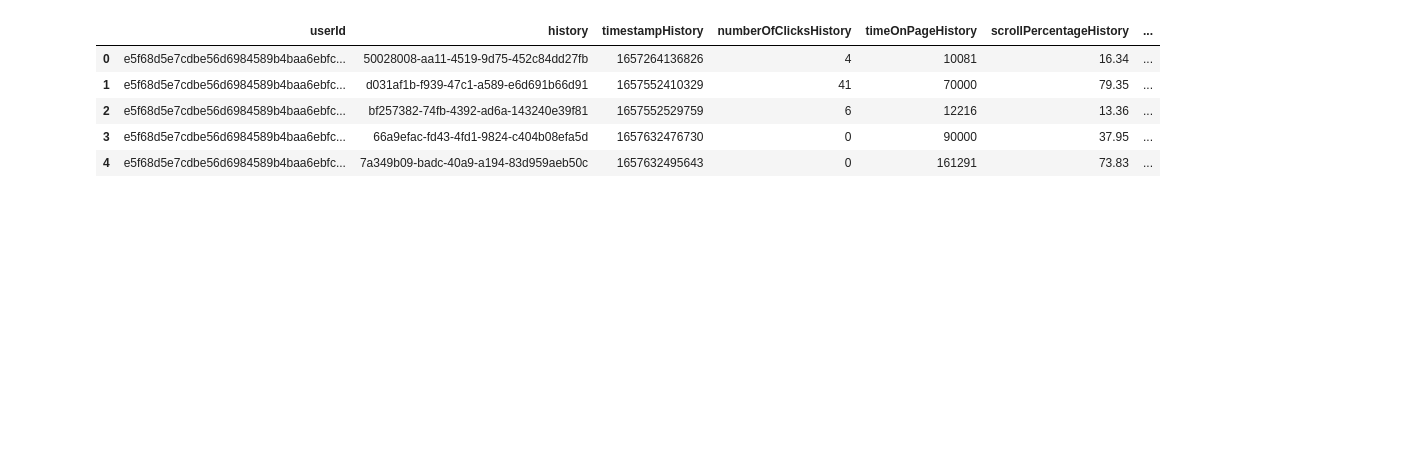
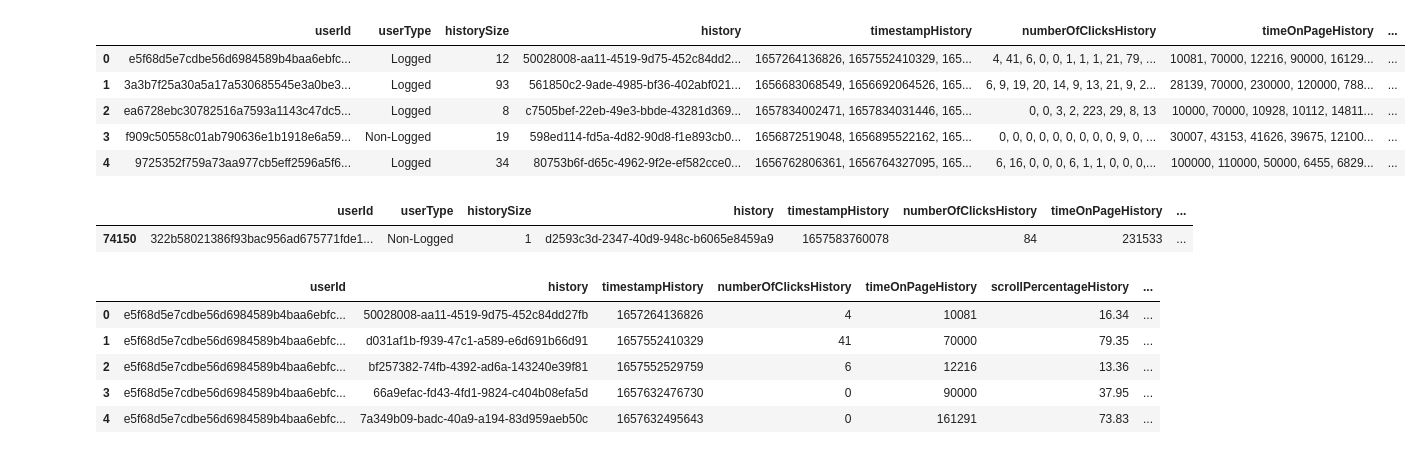
Before and after one commit to pedro21900/fase_5_datathon, a Jupyter notebook: notebooks/analisando_dados.ipynb, the cells around one changed output. Drawn from its saved outputs; the diff is of its cells as text; code cells hidden in the pictures; blank space fills up the shorter version.

```diff
--- a/notebooks/analisando_dados.ipynb
+++ b/notebooks/analisando_dados.ipynb
@@ -3,5 +43,20 @@ import pandas as pd
 import glob
 # %%
 user_infos = pd.concat([pd.read_csv(fpath) for fpath in glob.glob('../data/files/treino/*.csv')])
+user_infos.head()
+# %% [output]
+|  | userId | userType | historySize | history | timestampHistory | numberOfClicksHistory | timeOnPageHistory | ... |
+| 0 | e5f68d5e7cdbe56d6984589b4baa6ebfc... | Logged | 12 | 50028008-aa11-4519-9d75-452c84dd2... | 1657264136826, 1657552410329, 165... | 4, 41, 6, 0, 0, 1, 1, 1, 21, 79, ... | 10081, 70000, 12216, 90000, 16129... | ... |
+| 1 | 3a3b7f25a30a5a17a530685545e3a0be3... | Logged | 93 | 561850c2-9ade-4985-bf36-402abf021... | 1656683068549, 1656692064526, 165... | 6, 9, 19, 20, 14, 9, 13, 21, 9, 2... | 28139, 70000, 230000, 120000, 788... | ... |
+| 2 | ea6728ebc30782516a7593a1143c47dc5... | Logged | 8 | c7505bef-22eb-49e3-bbde-43281d369... | 1657834002471, 1657834031446, 165... | 0, 0, 3, 2, 223, 29, 8, 13 | 10000, 70000, 10928, 10112, 14811... | ... |
+| 3 | f909c50558c01ab790636e1b1918e6a59... | Non-Logged | 19 | 598ed114-fd5a-4d82-90d8-f1e893cb0... | 1656872519048, 1656895522162, 165... | 0, 0, 0, 0, 0, 0, 0, 0, 0, 9, 0, ... | 30007, 43153, 41626, 39675, 12100... | ... |
+| 4 | 9725352f759a73aa977cb5eff2596a5f6... | Logged | 34 | 80753b6f-d65c-4962-9f2e-ef582cce0... | 1656762806361, 1656764327095, 165... | 6, 16, 0, 0, 0, 6, 1, 1, 0, 0, 0,... | 100000, 110000, 50000, 6455, 6829... | ... |
+# %%
+user_infos.query('history == "d2593c3d-2347-40d9-948c-b6065e8459a9"').groupby('userId')[['pageVisitsCountHistory']].max().sort_values(by='pageVisitsCountHistory',ascending=False).head()
+
+user_infos.query('userId == "322b58021386f93bac956ad675771fde1b16d8bd9f76b2cf80e65dab3876c91e"')
+# %% [output]
+|  | userId | userType | historySize | history | timestampHistory | numberOfClicksHistory | timeOnPageHistory | ... |
+| 74150 | 322b58021386f93bac956ad675771fde1... | Non-Logged | 1 | d2593c3d-2347-40d9-948c-b6065e8459a9 | 1657583760078 | 84 | 231533 | ... |
 # %%
 user_historys = user_infos[['userId', 'history','timestampHistory','numberOfClicksHistory','timeOnPageHistory','scrollPercentageHistory','pageVisitsCountHistory','timestampHistory_new']]
```
Also changed, not shown: parts of 10 cells of this notebook, 1 other file.
